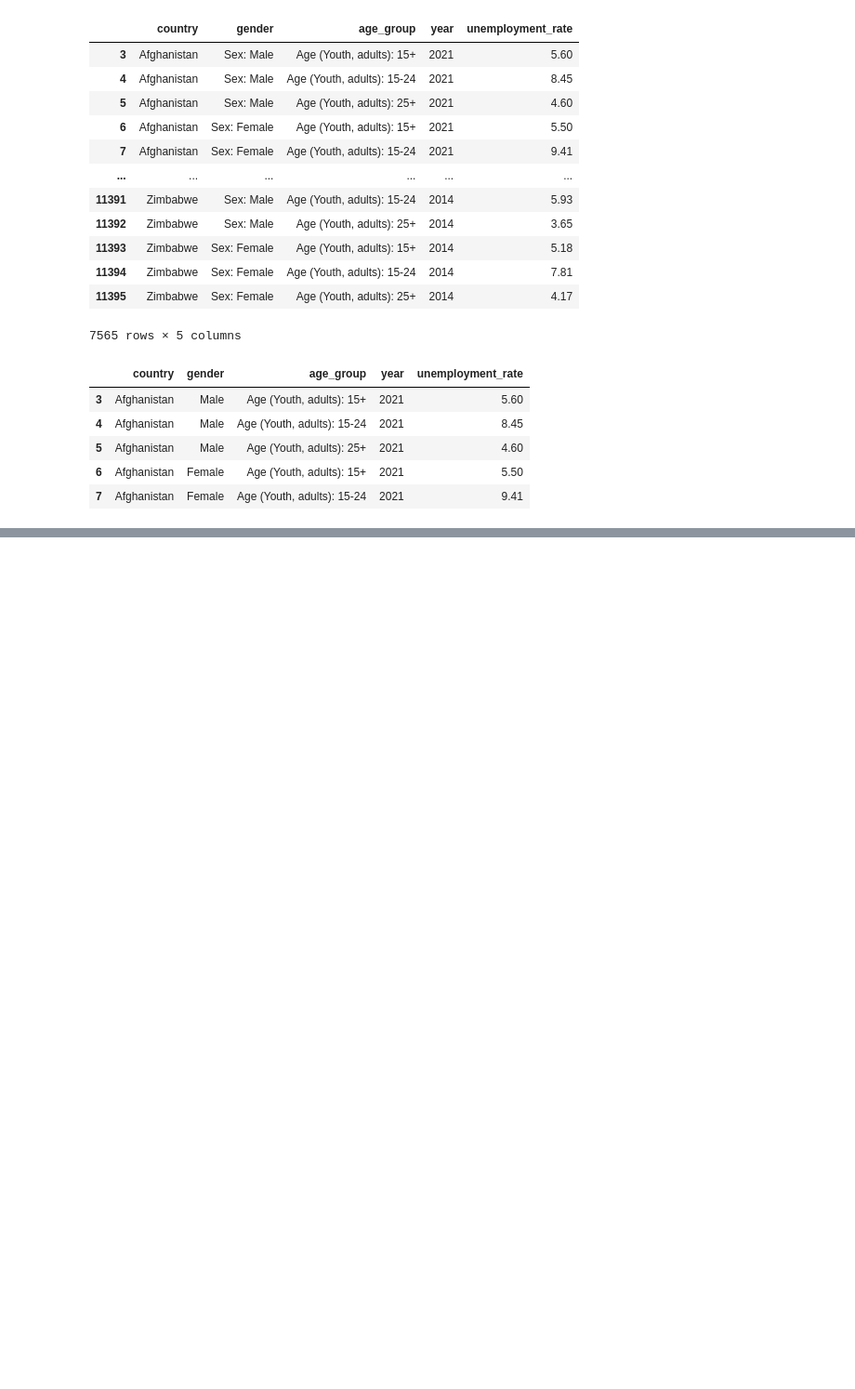
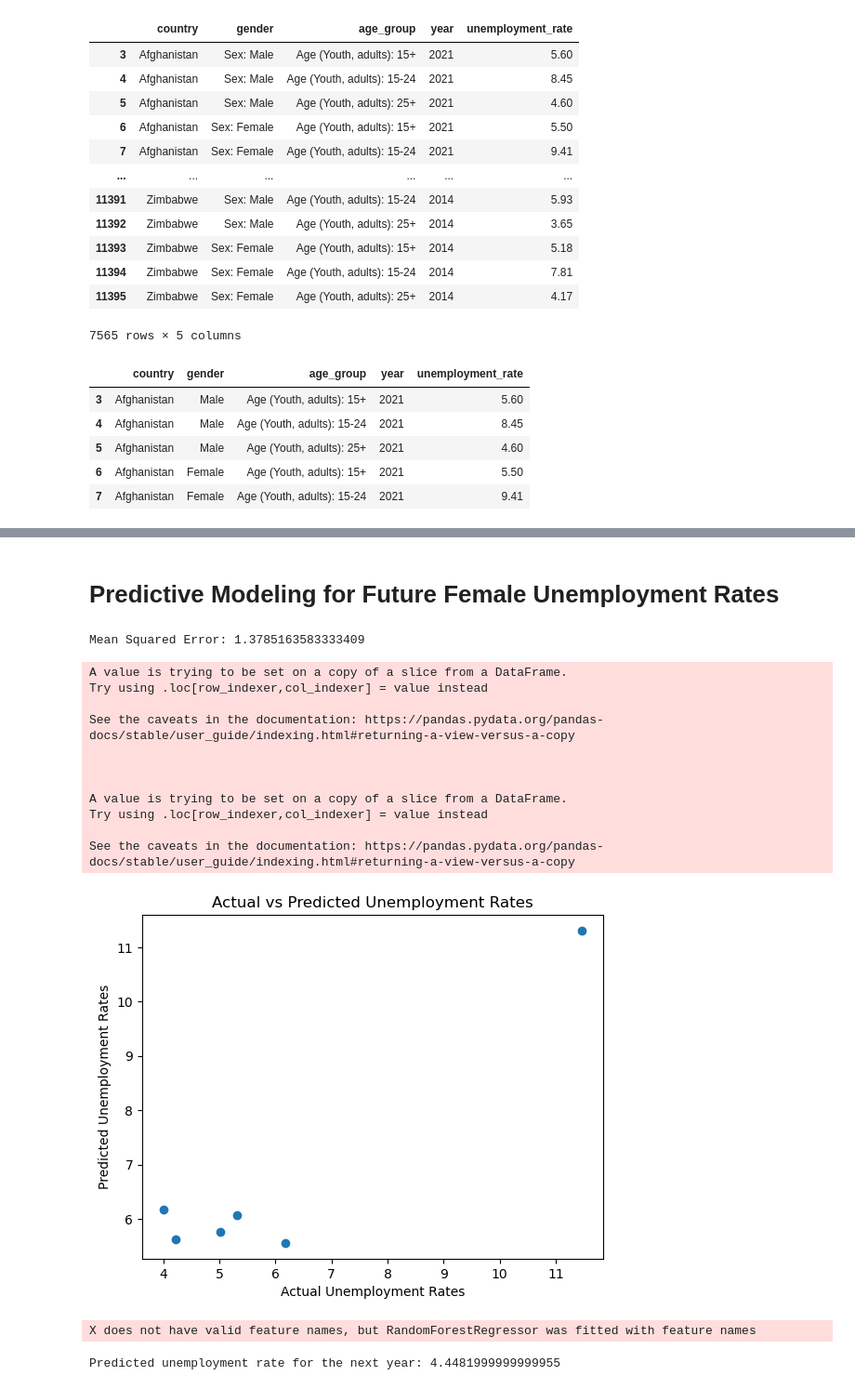
Before and after one commit to araceligiselle/project-4, a Jupyter notebook: unemployment_rate_cleaned.ipynb, the cells around one changed output, grey strips where cells are left out. Shown: that part at 93% size. Cells and saved outputs as stored; diff of their text form; code cells hidden in the pictures; blank space fills up the shorter version.

```diff
--- a/unemployment_rate_cleaned.ipynb
+++ b/unemployment_rate_cleaned.ipynb
@@ -143,0 +251,74 @@ unemployment_df.to_csv('unemployment_cleaned.csv', index=False)
+# %% [markdown]
+# Predictive Modeling for Future Female Unemployment Rates
+# %%
+import pandas as pd
+from sklearn.ensemble import RandomForestRegressor
+from sklearn.model_selection import train_test_split
+from sklearn.metrics import mean_squared_error
+import matplotlib.pyplot as plt
+
+# Convert 'year' to integer if it's not already
+unemployment_df['year'] = unemployment_df['year'].astype(int)
+
+# Filter the dataset for Australia and female
+aus_female_data = unemployment_df[(unemployment_df['country'] == 'Australia')& (unemployment_df['gender'] == 'Female')]
+
+# Create lag features
+for lag in range(1, 4):
+    aus_female_data[f'unemployment_rate_lag_{lag}'] = aus_female_data['unemployment_rate'].shift(lag)
+
+# Drop the rows with NaN values that were created by lagging features
+aus_female_data = aus_female_data.dropna()
+
+# Define features and target variable
+X = aus_female_data[[f'unemployment_rate_lag_{lag}' for lag in range(1, 4)]]  # Using only lag features as predictors
+y = aus_female_data['unemployment_rate']
+
+# Split the data into train and test sets
+X_train, X_test, y_train, y_test = train_test_split(X, y, test_size=0.2, random_state=42)
+
+# Initialize the Random Forest Regressor
+rf = RandomForestRegressor(n_estimators=100, random_state=42)
+
+# Fit the model
+rf.fit(X_train, y_train)
+
+# Predict on the test set
+y_pred = rf.predict(X_test)
+
+# Calculate the Mean Squared Error
+mse = mean_squared_error(y_test, y_pred)
+print(f'Mean Squared Error: {mse}')
+
+# Plot the true vs predicted values
+plt.scatter(y_test, y_pred)
+plt.xlabel('Actual Unemployment Rates')
+plt.ylabel('Predicted Unemployment Rates')
+plt.title('Actual vs Predicted Unemployment Rates')
+plt.show()
+
+# If you need to predict for future years, you'll need future lag values, which might be available or forecasted by other means.
+# Here's a hypothetical example where we just use the last three observed values to predict the next one (in practice, you'd want more robust future estimates)
+
+# Let's assume that 'X_last' are the lag features from the last available year in the dataset
+X_last = X.iloc[-1].values.reshape(1, -1)
+
+# Predict the unemployment rate for the next year
+next_year_prediction = rf.predict(X_last)
+print(f'Predicted unemployment rate for the next year: {next_year_prediction[0]}')
+# %% [output]
+Mean Squared Error: 1.3785163583333409
+A value is trying to be set on a copy of a slice from a DataFrame.
+Try using .loc[row_indexer,col_indexer] = value instead
+
+See the caveats in the documentation: https://pandas.pydata.org/pandas-docs/stable/user_guide/indexing.html#returning-a-view-versus-a-copy
+
+
+
+A value is trying to be set on a copy of a slice from a DataFrame.
+Try using .loc[row_indexer,col_indexer] = value instead
+
+See the caveats in the documentation: https://pandas.pydata.org/pandas-docs/stable/user_guide/indexing.html#returning-a-view-versus-a-copy
+[figure, added]
+X does not have valid feature names, but RandomForestRegressor was fitted with feature names
+Predicted unemployment rate for the next year: 4.4481999999999955
```
Also changed, not shown: parts of 19 cells of this notebook, 1 other file.
